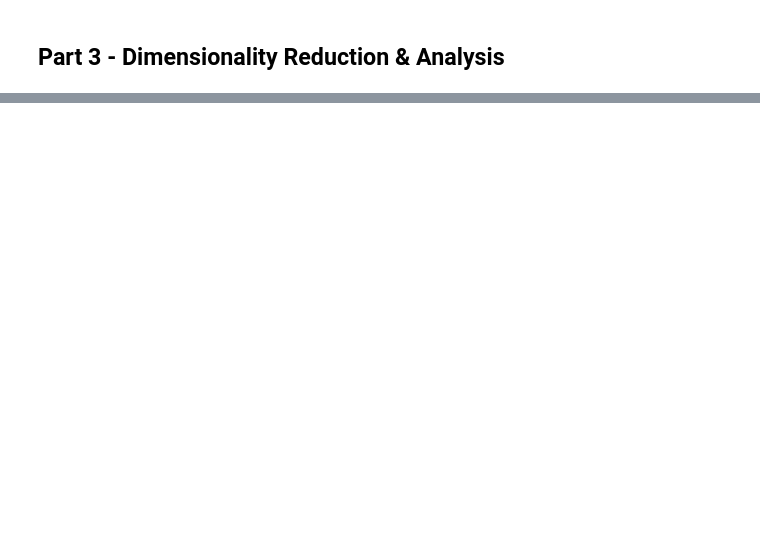
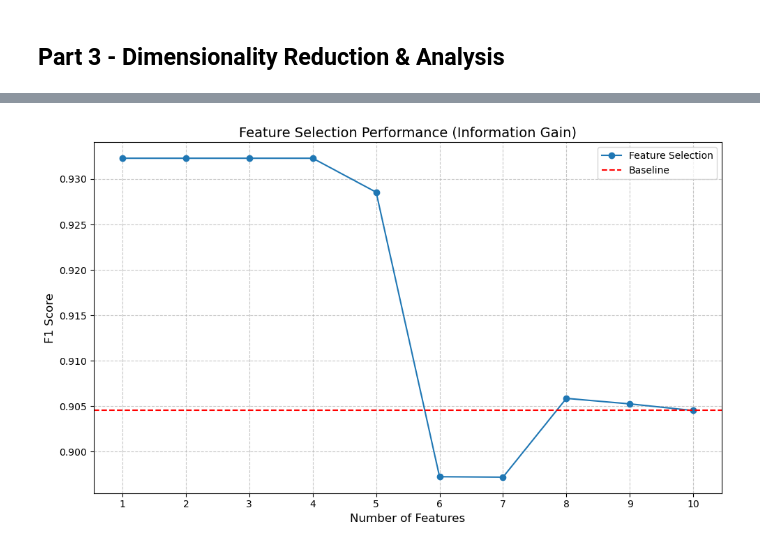
Before and after one commit to MokahalA/ELG5255_A2, a Jupyter notebook: Assignment2.ipynb, the cells around one changed output, grey strips where cells are left out. Saved outputs shown, nothing was run; the diff lists cells and outputs as text; code cells hidden in the pictures; blank space fills up the shorter version.

```diff
--- a/Assignment2.ipynb
+++ b/Assignment2.ipynb
@@ -206,21 +207,6 @@ knn_accuracy = (knn_pred == y_test).mean()
 print("\n=== Overall Accuracy ===")
 print(f"Naive Bayes Accuracy: {nb_accuracy:.4f}")
 print(f"KNN Accuracy: {knn_accuracy:.4f}")
-
-# Optional: Find best k for KNN
-from sklearn.model_selection import cross_val_score
-
-# Test different k values
-k_values = range(1, 21)
-k_scores = []
-
-for k in k_values:
-    knn = KNeighborsClassifier(n_neighbors=k)
-    scores = cross_val_score(knn, X_train_scaled, y_train, cv=5, scoring='accuracy')
-    k_scores.append(scores.mean())
-
-best_k = k_values[np.argmax(k_scores)]
-print(f"\nBest k value: {best_k}")
 # %% [output]
 === Naive Bayes Results ===
 
@@ -288,0 +507,75 @@ plt.savefig('tsne_plots.png', dpi=300, bbox_inches='tight')
+# %%
+# Apply filter method: Information Gain & plot F1 vs #features
+
+import numpy as np
+from sklearn.feature_selection import SelectKBest, mutual_info_classif
+from sklearn.naive_bayes import GaussianNB
+from sklearn.metrics import f1_score
+import matplotlib.pyplot as plt
+
+def select_feature(X_train, y_train, X_test, y_test, FSM, model):
+    # Fit and transform with feature selection
+    fs = FSM
+    fs.fit(X_train, y_train)
+    X_train_new = fs.transform(X_train)
+    X_test_new = fs.transform(X_test)
+
+    # Fit model and predict
+    model.fit(X_train_new, y_train)
+    y_pred = model.predict(X_test_new)
+
+    # Calculate F1 score
+    f1 = f1_score(y_test, y_pred)
+
+    # Get selected features
+    selected_features = np.array(features)[fs.get_support()]
+
+    return f1, selected_features
+
+# Get baseline performance (without feature selection)
+model = GaussianNB()
+model.fit(X_train, y_train)
+baseline_f1 = f1_score(y_test, model.predict(X_test))
+
+# Test different numbers of features
+f1_scores = {}
+feature_sets = {}
+
+for nf in range(1, len(features) + 1):
+    fsm = SelectKBest(mutual_info_classif, k=nf)
+    f1, selected_features = select_feature(X_train, y_train, X_test, y_test, fsm, model)
+    f1_scores[nf] = f1
+    feature_sets[nf] = selected_features
+
+# Plotting
+plt.figure(figsize=(10, 6))
+plt.plot(list(f1_scores.keys()), list(f1_scores.values()), marker='o', label='Feature Selection')
+plt.axhline(y=baseline_f1, color='r', linestyle='--', label='Baseline')
+
+plt.title("Feature Selection Performance (Information Gain)", fontsize=14)
+plt.xlabel("Number of Features", fontsize=12)
+plt.ylabel("F1 Score", fontsize=12)
+plt.grid(True, linestyle='--', alpha=0.7)
+plt.legend()
+plt.xticks(range(1, len(features) + 1))
+
+plt.tight_layout()
+plt.show()
+
+# Print results
+print("\nResults Summary:")
+print("-" * 50)
+print(f"Baseline F1 Score: {baseline_f1:.4f}")
+print(f"\nBest F1 Score: {max(f1_scores.values()):.4f}")
+best_k = max(f1_scores, key=f1_scores.get)
+print(f"Optimal number of features: {best_k}")
+print(f"Optimal feature subset: {feature_sets[best_k]}")
+
+# Print all feature subsets and their performance
+print("\nFeature Subsets and Performance:")
+print("-" * 50)
+for k in sorted(f1_scores.keys()):
+    print(f"\n{k} features (F1: {f1_scores[k]:.4f}):")
+    print(feature_sets[k])
+# %% [output]
+[figure, added]
```
Also changed, not shown: parts of 11 cells of this notebook.
